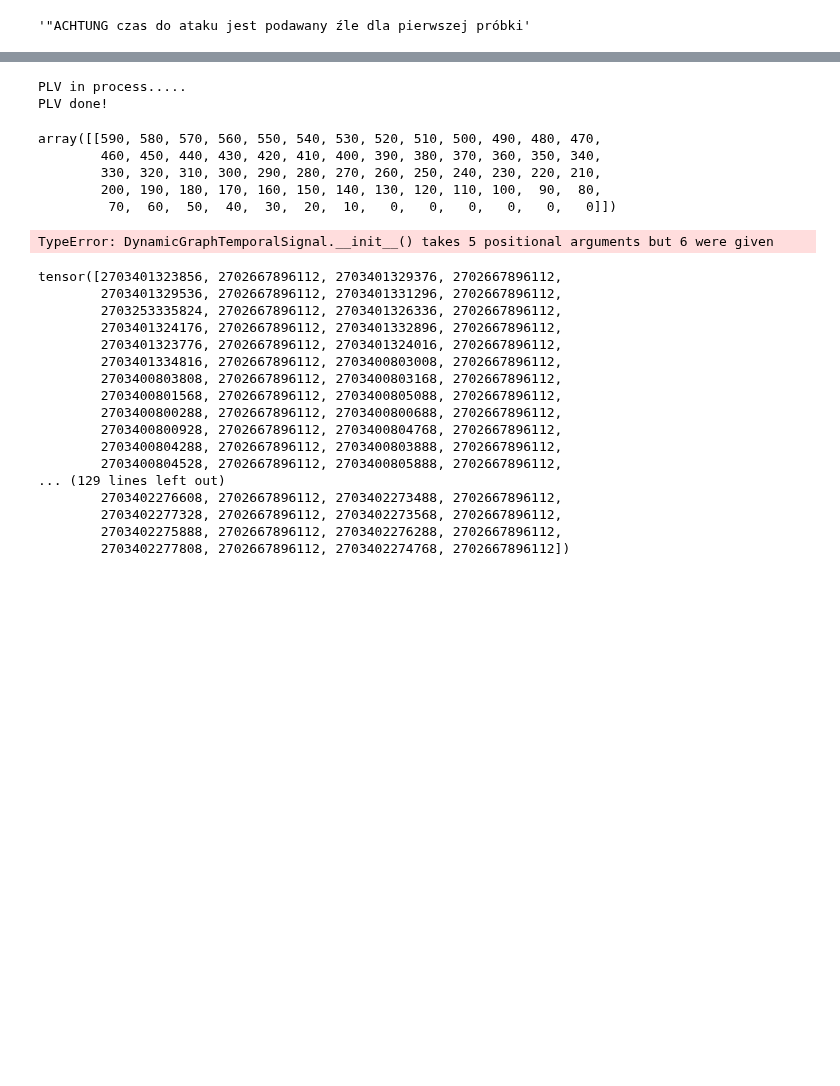
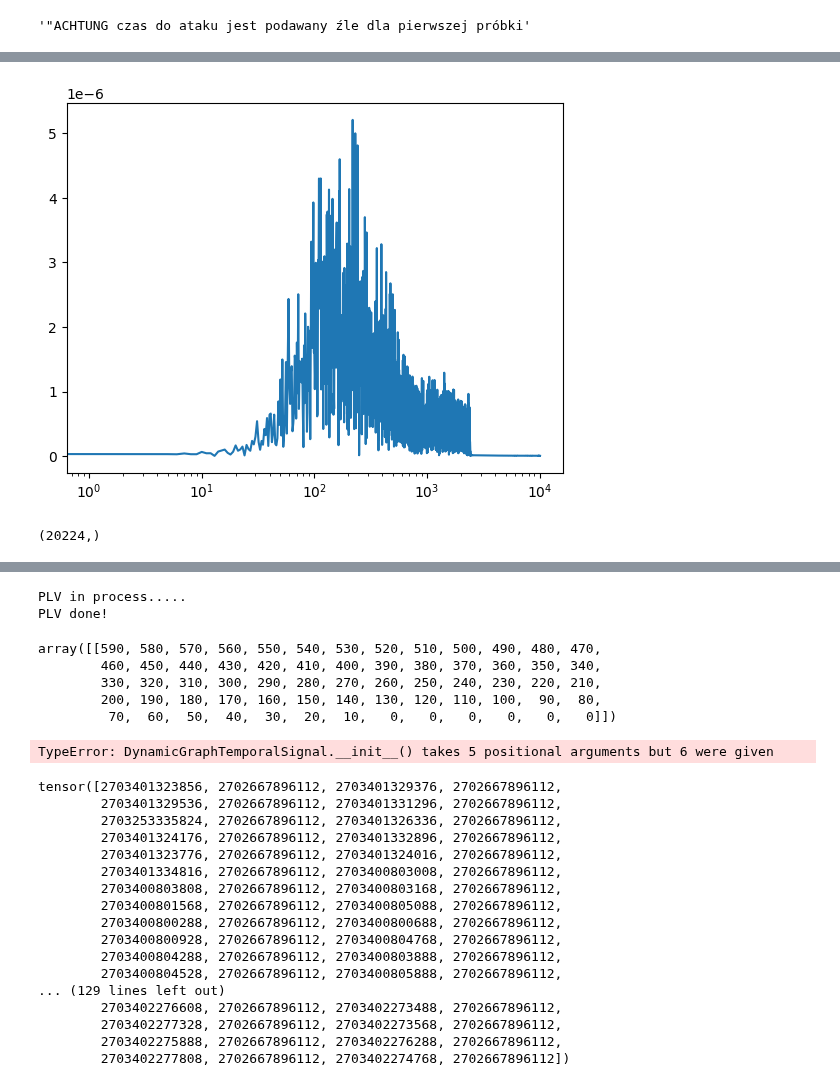
Before and after one commit to szmazurek/sano_eeg, a Jupyter notebook: test.ipynb, the cells around one changed output, grey strips where cells are left out. Drawn from its saved outputs; the diff is of its cells as text; code cells hidden in the pictures; blank space fills up the shorter version.

```diff
--- a/test.ipynb
+++ b/test.ipynb
@@ -19,0 +72,23 @@ data_preprocessed = mne.io.read_raw_edf(Path('preprocessed_data/chb21/chb21_19.e
+# %%
+T = 1
+F = 15
+Fs = 5000
+Ts = 1./Fs
+N = int(T/Ts)
+
+t = np.linspace(0, T, N)
+signal = normal[0]
+signal_samples = signal.shape[0]
+sp = np.fft.fft(signal)
+amplitudes = 2 / signal_samples * np.abs(sp)
+freq = np.fft.fftfreq(signal_samples) * signal_samples * 1 / (T - 0)
+
+plt.semilogx(freq[:len(freq) // 2], amplitudes[:len(sp) // 2])
+#plt.plot(t, signal)
+plt.show()
+# %% [output]
+[figure, added]
+# %%
+signal.shape
+# %% [output]
+(20224,)
```
Also changed, not shown: parts of 18 cells of this notebook, 3 other files.
